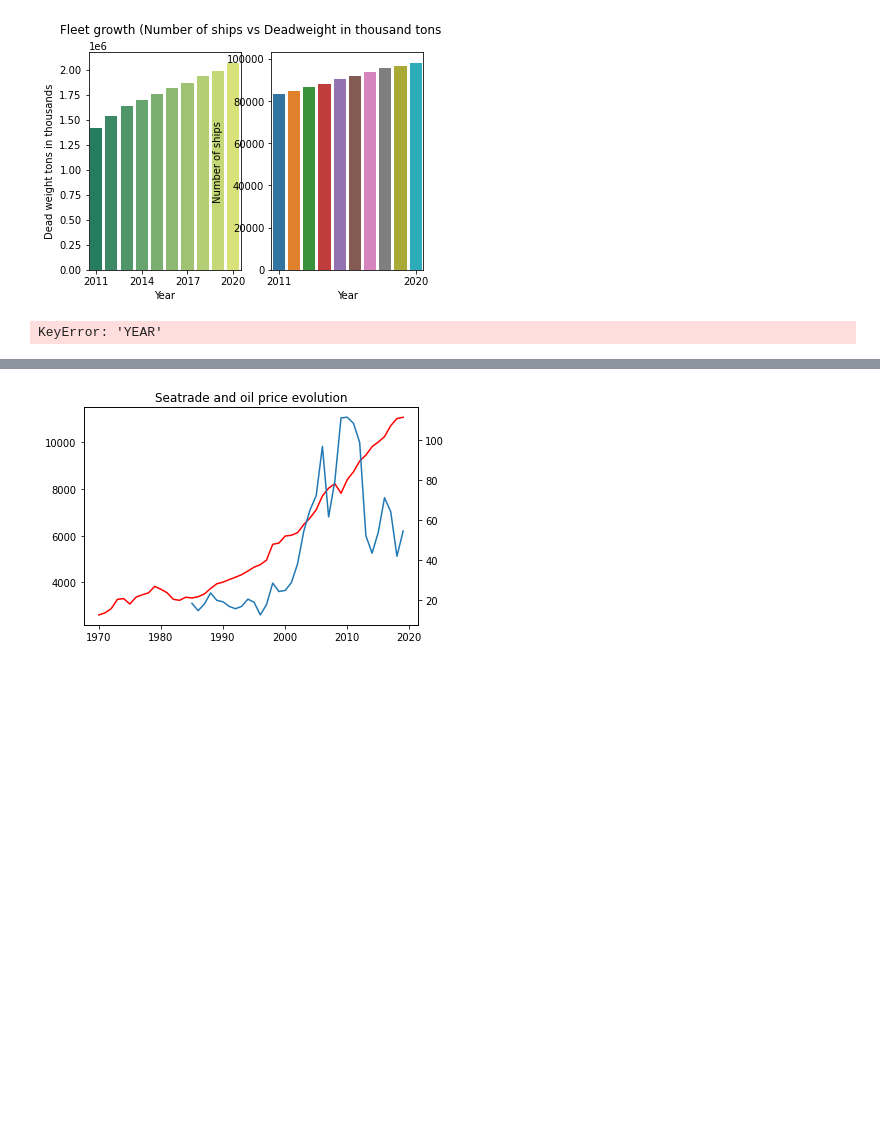
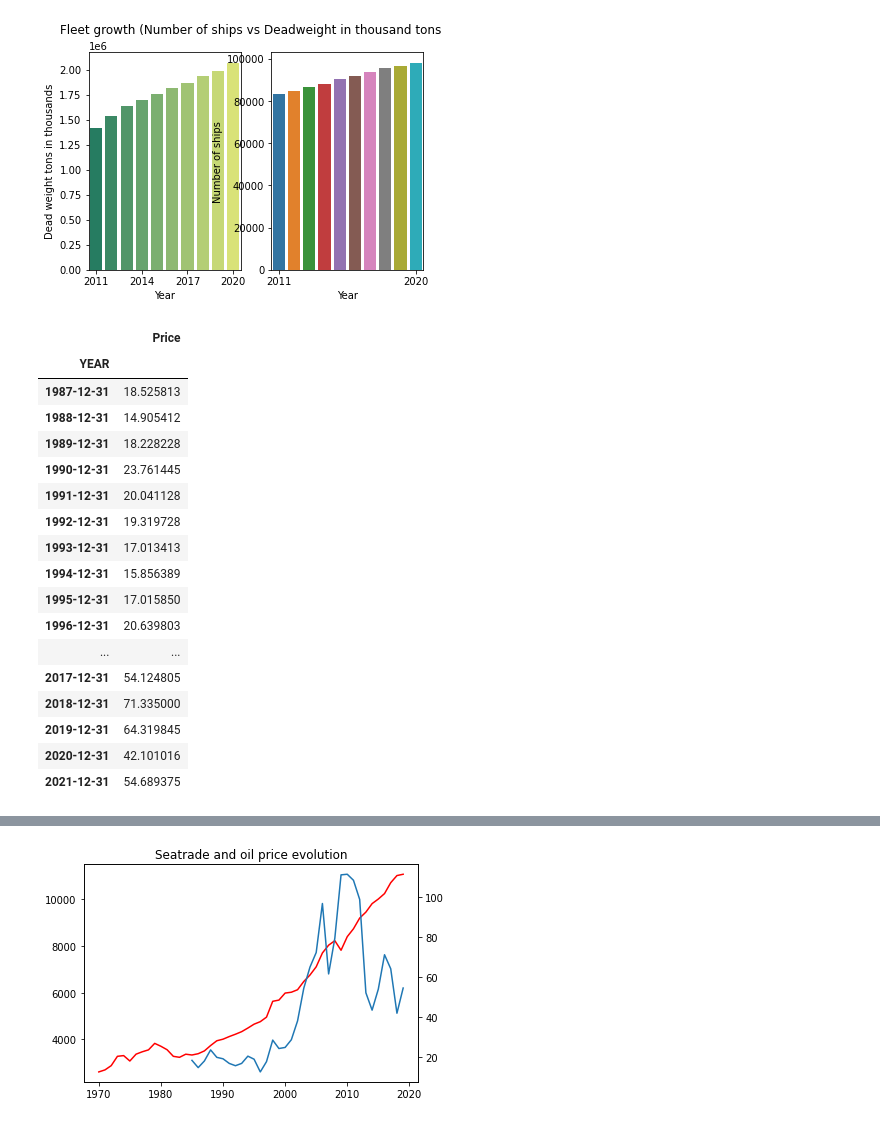
Before and after one commit to Jaraiz91/Projects, a Jupyter notebook: EDA_Project/src/main.ipynb, the cells around one changed output, grey strips where cells are left out. Drawn from its saved outputs; the diff is of its cells as text; code cells hidden in the pictures; blank space fills up the shorter version.

```diff
--- a/EDA_Project/src/main.ipynb
+++ b/EDA_Project/src/main.ipynb
@@ -524,10 +529,29 @@ ax2.set_xticks(ax1.get_xticks()[::3])
  <matplotlib.axis.XTick at 0x...>]
 [figure]
 # %%
-Brent['YEAR'] = pd.to_datetime(Brent['YEAR'])
+# Now we are going to fit Brent into a dataframe that can be concatenated to df_seatrade.csv
+Brent['Date'] = pd.to_datetime(Brent['Date'])
+Brent = Brent.rename(columns={'Date': 'YEAR'})
 Brent = Brent.set_index(Brent['YEAR'], drop= True)
 Brent_years = Brent.resample('Y').mean()
 Brent_years
 # %% [output]
-KeyError: 'YEAR'
+|  | Price |
+| YEAR |  |
+| 1987-12-31 | 18.525813 |
+| 1988-12-31 | 14.905412 |
+| 1989-12-31 | 18.228228 |
+| 1990-12-31 | 23.761445 |
+| 1991-12-31 | 20.041128 |
+| 1992-12-31 | 19.319728 |
+| 1993-12-31 | 17.013413 |
+| 1994-12-31 | 15.856389 |
+| 1995-12-31 | 17.015850 |
+| 1996-12-31 | 20.639803 |
+| ... | ... |
+| 2017-12-31 | 54.124805 |
+| 2018-12-31 | 71.335000 |
+| 2019-12-31 | 64.319845 |
+| 2020-12-31 | 42.101016 |
+| 2021-12-31 | 54.689375 |
 # %%
```
Also changed, not shown: parts of 10 cells of this notebook, 3 other files.
